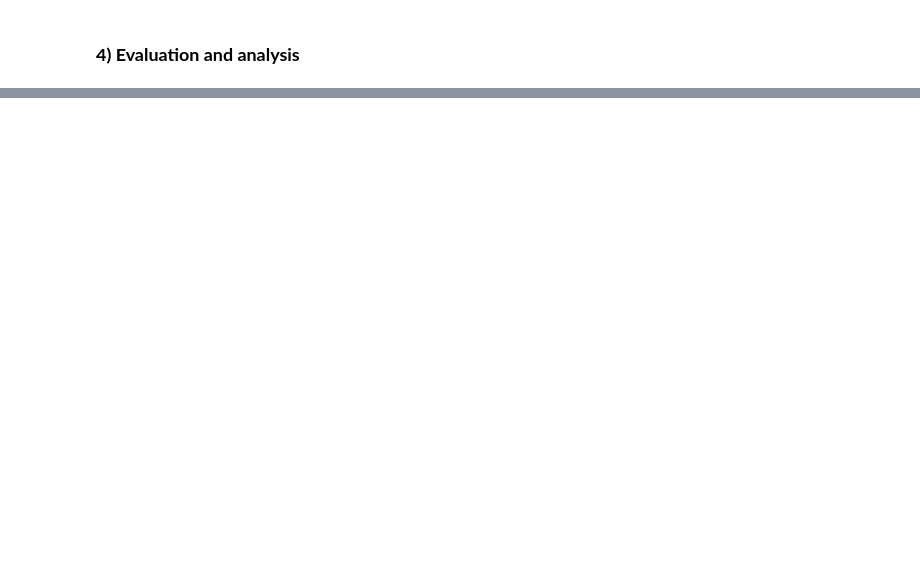
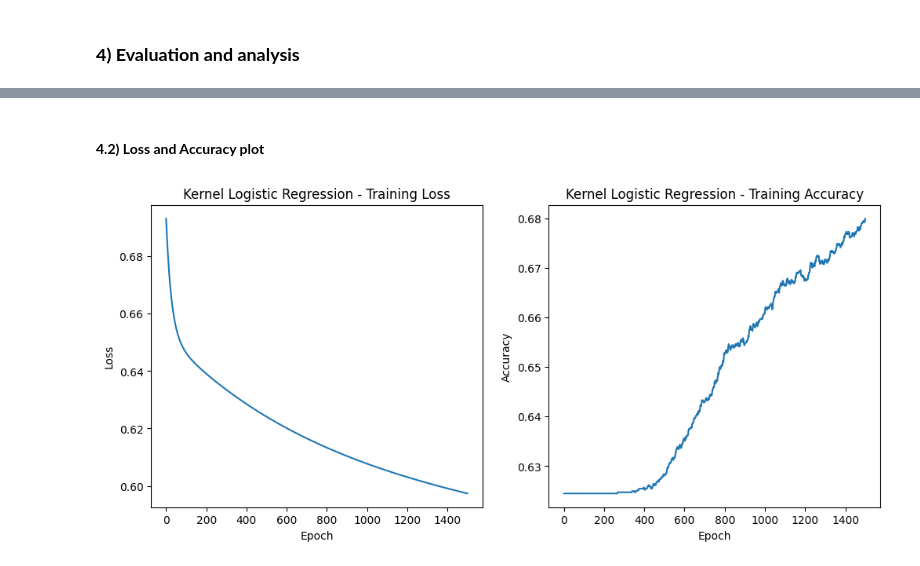
Before and after one commit to Diego-LeivaC/wine_leiva, a Jupyter notebook: main.ipynb, the cells around one changed output, grey strips where cells are left out. Cells and saved outputs as stored; diff of their text form; code cells hidden in the pictures; blank space fills up the shorter version.

```diff
--- a/main.ipynb
+++ b/main.ipynb
@@ -405 +525,15 @@ Second summary:
+# %%
+# Prepare data
+X_train_raw = training_data.drop("quality", axis=1).values
+X_test_raw = test_data.drop("quality", axis=1).values
+
+# Compute mean and standard deviation on training data
+mean = np.mean(X_train_raw, axis=0)
+std = np.std(X_train_raw, axis=0)
+
+# Normalize training data
+X_train_norm = (X_train_raw - mean) / std
+
+# Normalize test data using training mean and std
+X_test_norm = (X_test_raw - mean) / std
 # %% [markdown]
@@ -510,0 +765,63 @@ Third summary:
+# %% [markdown]
+#### **4.2) Loss and Accuracy plot**
+# %%
+# Kernel Logistic Regression with loss and accuracy history
+
+def sigmoid(z):
+    return 1 / (1 + np.exp(-z))
+
+def training_lr_kernel_with_history(X, y, lr=0.0001, epochs=1500, gamma=0.1):
+    n_samples = X.shape[0]
+    w = np.zeros(n_samples)  # Weights in kernel space
+    b = 0
+    K = rbf_kernel(X, X, gamma)
+
+    losses = []
+    accuracies = []
+
+    for _ in range(epochs):
+        linear_model = np.dot(K, w) + b
+        predictions = sigmoid(linear_model)
+
+        # Binary cross-entropy loss
+        loss = -np.mean(y * np.log(predictions + 1e-15) + (1 - y) * np.log(1 - predictions + 1e-15)) # Numerical safety trick to avoid taking the log of 0
+
+        losses.append(loss)
+
+        preds_binary = (predictions >= 0.5).astype(int)
+        acc = np.mean(preds_binary == y)
+        accuracies.append(acc)
+
+        error = predictions - y
+        dw = np.dot(K.T, error) / n_samples
+        db = np.sum(error) / n_samples
+
+        w -= lr * dw
+        b -= lr * db
+
+    return w, b, losses, accuracies
+
+# Prepare y
+y_train = training_data["quality"].values
+
+# Train with history
+w_kernel, b_kernel, losses_kernel, accs_kernel = training_lr_kernel_with_history(
+    X_train_norm, y_train)
+# Plot Loss and Accuracy curves
+plt.figure(figsize=(12, 5))
+
+plt.subplot(1, 2, 1)
+plt.plot(losses_kernel)
+plt.title("Kernel Logistic Regression - Training Loss")
+plt.xlabel("Epoch")
+plt.ylabel("Loss")
+
+plt.subplot(1, 2, 2)
+plt.plot(accs_kernel)
+plt.title("Kernel Logistic Regression - Training Accuracy")
+plt.xlabel("Epoch")
+plt.ylabel("Accuracy")
+
+plt.show()
+# %% [output]
+[figure, added]
```
Also changed, not shown: parts of 51 cells of this notebook.
